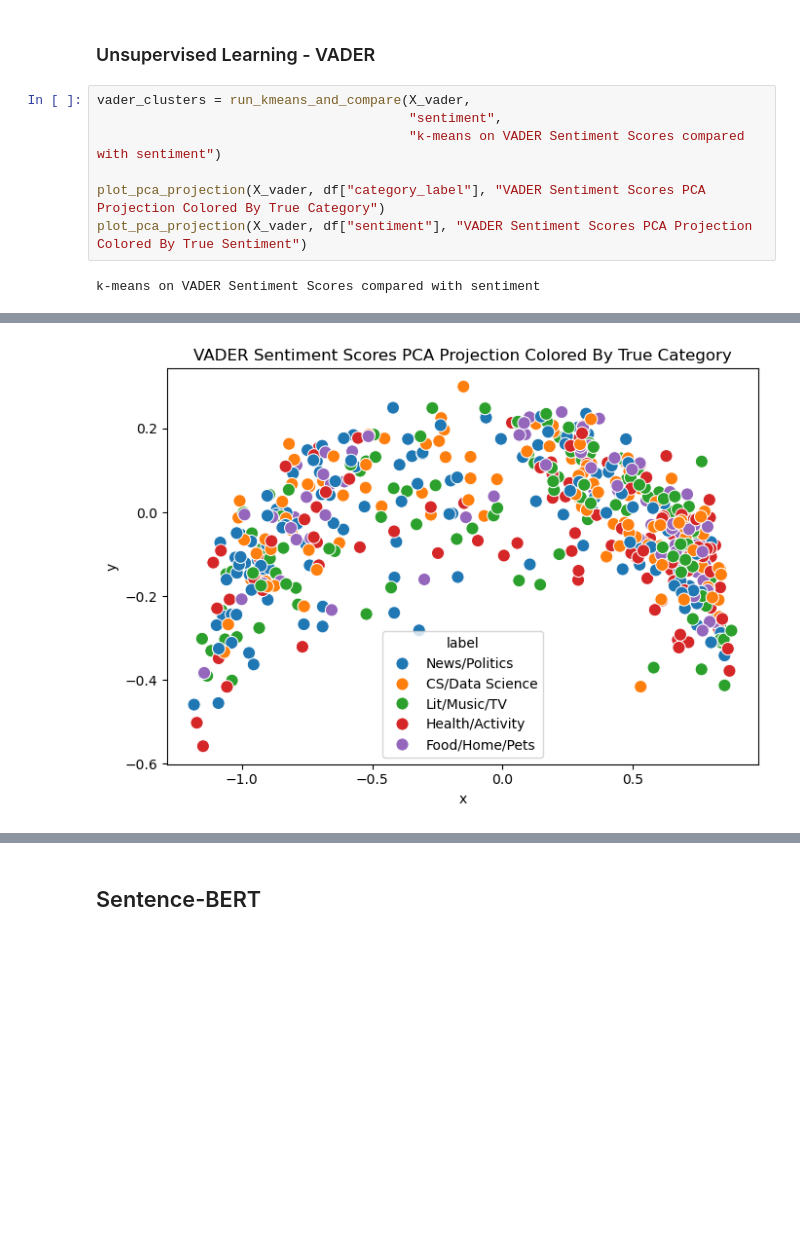
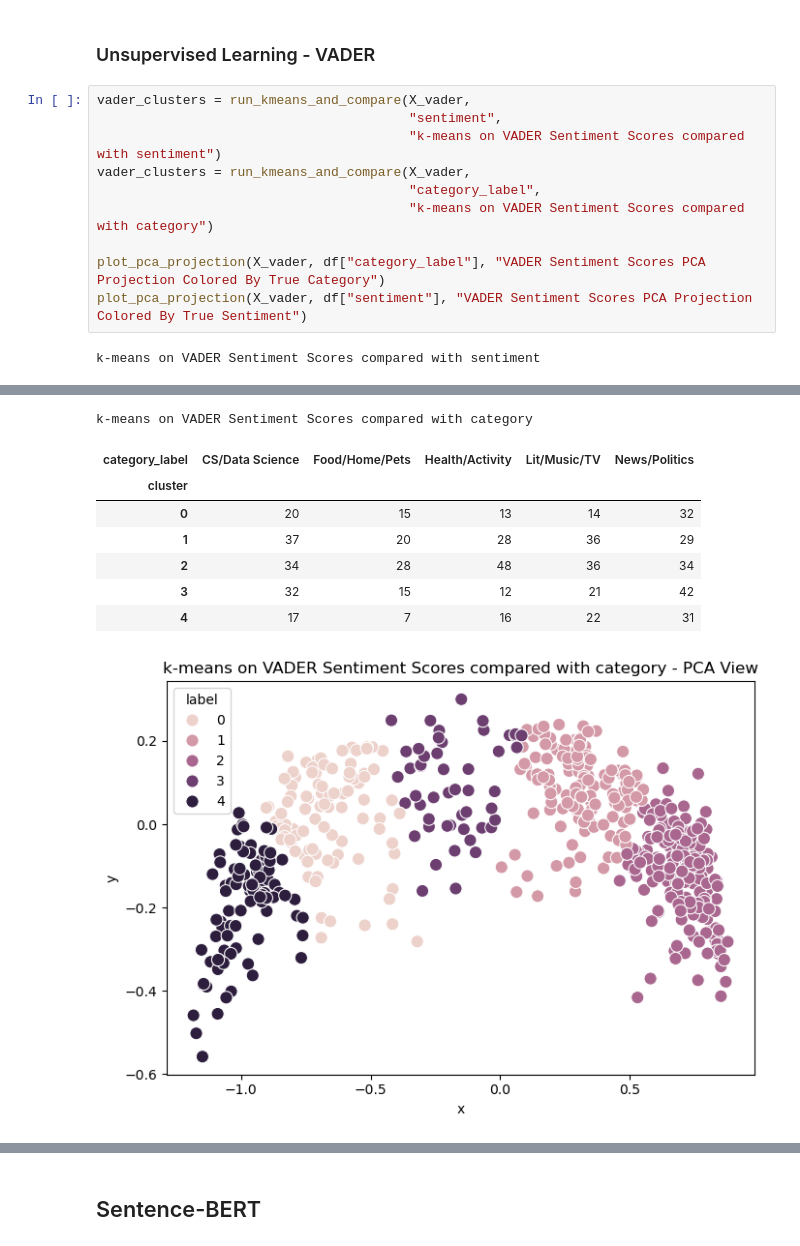
Before and after one commit to avamwilliams/105final, a Jupyter notebook: main.ipynb, the cells around one changed output, grey strips where cells are left out. Drawn from its saved outputs; the diff is of its cells as text; blank space fills up the shorter version.

```diff
--- a/main.ipynb
+++ b/main.ipynb
@@ -997,18 +997,29 @@ Lastly, the fourth visual for VADER Random Forest produced weaker results than B
 # %%
 vader_clusters = run_kmeans_and_compare(X_vader,
                                         "sentiment",
                                         "k-means on VADER Sentiment Scores compared with sentiment")
+vader_clusters = run_kmeans_and_compare(X_vader,
+                                        "category_label",
+                                        "k-means on VADER Sentiment Scores compared with category")
 
 plot_pca_projection(X_vader, df["category_label"], "VADER Sentiment Scores PCA Projection Colored By True Category")
 plot_pca_projection(X_vader, df["sentiment"], "VADER Sentiment Scores PCA Projection Colored By True Sentiment")
 # %% [output]
 k-means on VADER Sentiment Scores compared with sentiment
 | sentiment | Negative | Neutral | Positive |
 | cluster |  |  |  |
 | 0 | 70 | 19 | 5 |
 | 1 | 12 | 71 | 67 |
 | 2 | 5 | 29 | 146 |
 | 3 | 32 | 78 | 12 |
 | 4 | 92 | 1 | 0 |
 [figure]
+k-means on VADER Sentiment Scores compared with category
+| category_label | CS/Data Science | Food/Home/Pets | Health/Activity | Lit/Music/TV | News/Politics |
+| cluster |  |  |  |  |  |
+| 0 | 20 | 15 | 13 | 14 | 32 |
+| 1 | 37 | 20 | 28 | 36 | 29 |
+| 2 | 34 | 28 | 48 | 36 | 34 |
+| 3 | 32 | 15 | 12 | 21 | 42 |
+| 4 | 17 | 7 | 16 | 22 | 31 |
-[figure, old version]
+[figure, new version]
```
Also changed, not shown: parts of 4 cells of this notebook.
